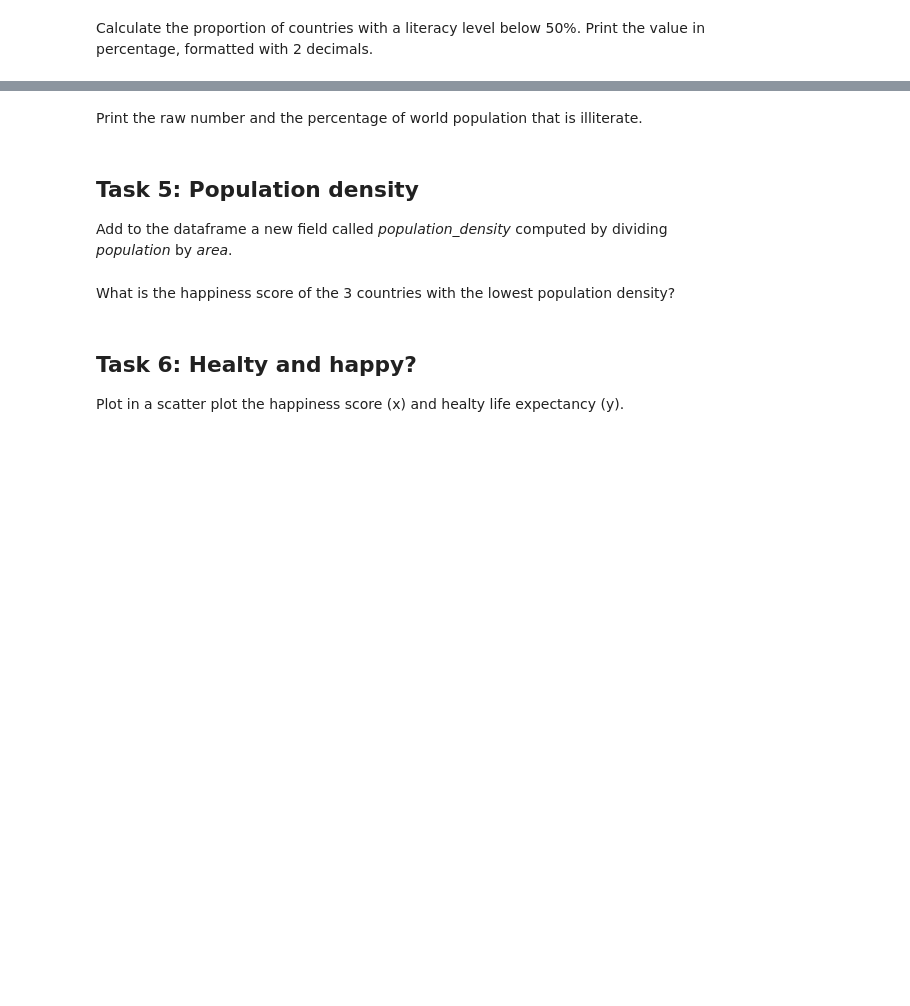
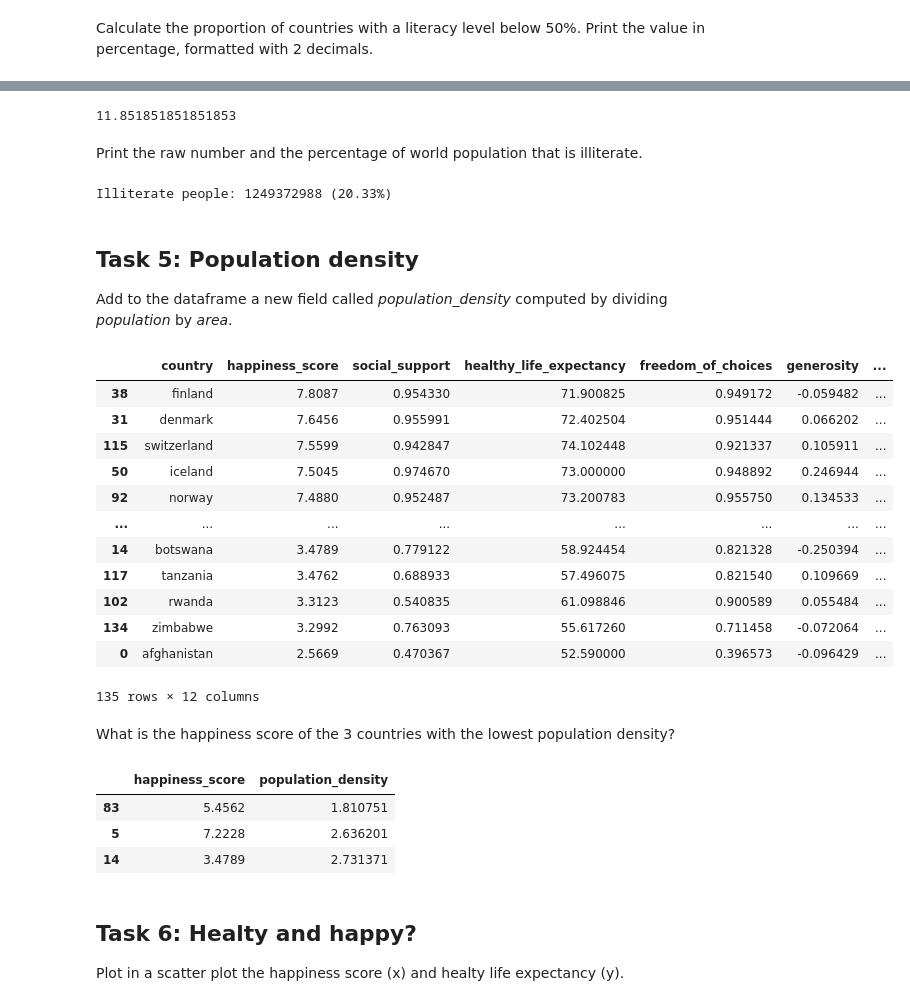
Before and after one commit to GorgorQ/ada, a Jupyter notebook: Exercises/01 - Handling data/Happiness.ipynb, the cells around one changed output, grey strips where cells are left out. Saved outputs shown, nothing was run; the diff lists cells and outputs as text; code cells hidden in the pictures; blank space fills up the shorter version.

```diff
--- a/Exercises/01 - Handling data/Happiness.ipynb
+++ b/Exercises/01 - Handling data/Happiness.ipynb
@@ -153,2 +197,7 @@ Calculate the proportion of countries with a literacy level below 50%. Print the
+# %%
+percentage = len(country_features[country_features.literacy<50])/len(country_features)*100
+percentage
+# %% [output]
+11.851851851851853
 # %% [markdown]
 Print the raw number and the percentage of world population that is illiterate.
@@ -157,13 +204,44 @@ Print the raw number and the percentage of world population that is illiterate.
+# %%
+# Write your code here
+illiterate_people = country_features.population * (100 - country_features.literacy)/100
+illiterate_fraction = illiterate_people.sum() / country_features.population.sum()
+
+print("Illiterate people: {:.0f} ({:.2%})".format(illiterate_people.sum(), illiterate_fraction))
+# %% [output]
+Illiterate people: 1249372988 (20.33%)
 # %% [markdown]
 ## Task 5: Population density
 
 Add to the dataframe a new field called *population_density* computed by dividing *population* by *area*.
 # %%
 # Write your code here
+country_features['population_density'] = country_features.population/country_features.area
+country_features
+# %% [output]
+|  | country | happiness_score | social_support | healthy_life_expectancy | freedom_of_choices | generosity | ... |
+| 38 | finland | 7.8087 | 0.954330 | 71.900825 | 0.949172 | -0.059482 | ... |
+| 31 | denmark | 7.6456 | 0.955991 | 72.402504 | 0.951444 | 0.066202 | ... |
+| 115 | switzerland | 7.5599 | 0.942847 | 74.102448 | 0.921337 | 0.105911 | ... |
+| 50 | iceland | 7.5045 | 0.974670 | 73.000000 | 0.948892 | 0.246944 | ... |
+| 92 | norway | 7.4880 | 0.952487 | 73.200783 | 0.955750 | 0.134533 | ... |
+| ... | ... | ... | ... | ... | ... | ... | ... |
+| 14 | botswana | 3.4789 | 0.779122 | 58.924454 | 0.821328 | -0.250394 | ... |
+| 117 | tanzania | 3.4762 | 0.688933 | 57.496075 | 0.821540 | 0.109669 | ... |
+| 102 | rwanda | 3.3123 | 0.540835 | 61.098846 | 0.900589 | 0.055484 | ... |
+| 134 | zimbabwe | 3.2992 | 0.763093 | 55.617260 | 0.711458 | -0.072064 | ... |
+| 0 | afghanistan | 2.5669 | 0.470367 | 52.590000 | 0.396573 | -0.096429 | ... |
+135 rows × 12 columns
 # %% [markdown]
 What is the happiness score of the 3 countries with the lowest population density?
 # %%
 # Write your code here
+lowest_pop_density = country_features.sort_values('population_density', ascending=True)
+lowest_pop_density[0:3][['happiness_score', 'population_density']]
+# %% [output]
+|  | happiness_score | population_density |
+| 83 | 5.4562 | 1.810751 |
+| 5 | 7.2228 | 2.636201 |
+| 14 | 3.4789 | 2.731371 |
 # %% [markdown]
 ## Task 6: Healty and happy?
 
```
Also changed, not shown: parts of 12 cells of this notebook.
